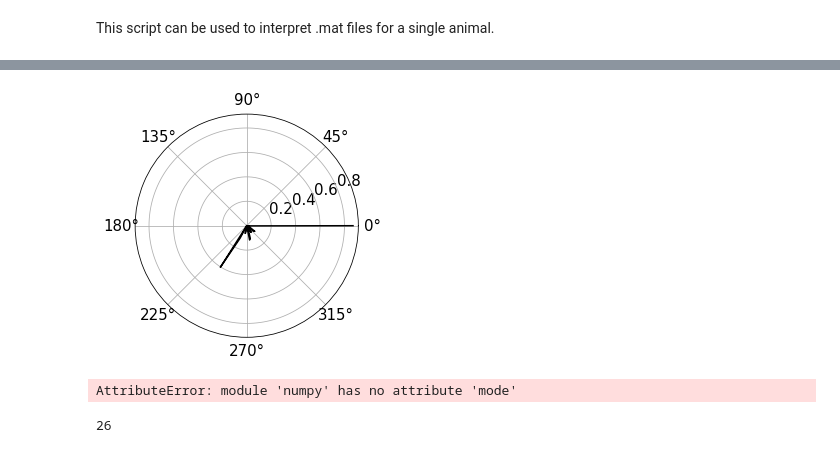
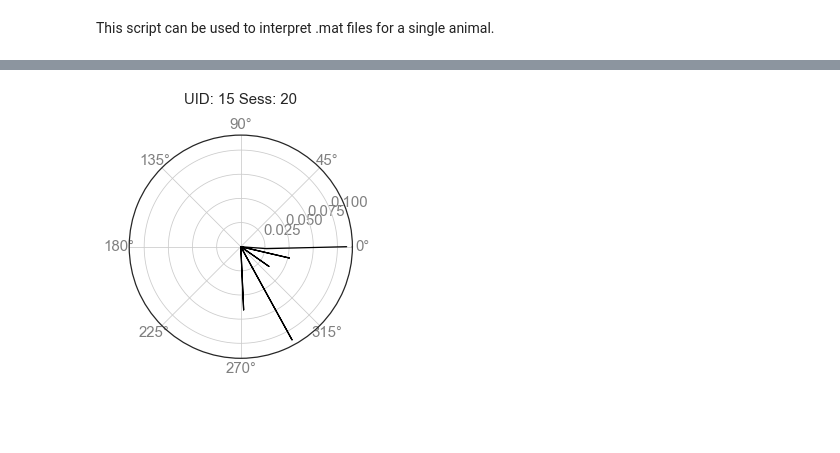
Before and after one commit to jncarpen/egoHC, a Jupyter notebook: egoAllo.ipynb, the cells around one changed output, grey strips where cells are left out. Drawn from its saved outputs; the diff is of its cells as text; code cells hidden in the pictures; blank space fills up the shorter version.

```diff
--- a/egoAllo.ipynb
+++ b/egoAllo.ipynb
@@ -120,11 +123,15 @@ class dataset:
 
     def findWellLoc(self, sessNum=0, testX=370, testY=260):
         pos_ = self.getPos(sessNum=sessNum)
+        hwLoc = self.getHwLoc(sessNum=sessNum)
+        trialType = self.getTrialType(sessNum=sessNum)
+        figTitle = "Type: " + str(trialType) + " Loc: " + str(hwLoc)
         fig = plt.figure()
         ax = fig.add_subplot()
         ax.hlines(y=testY, xmin=150, xmax=600, colors = 'r', linewidth= 3)
         ax.vlines(x=testX, ymin=50, ymax=500, colors = 'r', linewidth = 3)
         ax.plot(pos_[:,1], pos_[:,2], linewidth = .5)
+        ax.set_title(label=figTitle)
         return
 
     def classifyUnits(self, sessNum=0):
@@ -174,12 +181,13 @@ class dataset:
         figTitle = "UID: " + str(UID) + " Sess: " + str(sessNum)
 
         fig, axs = plt.subplots(1, 1, subplot_kw=dict(projection='polar'), figsize = (4,5));
-        # plt.style.use('seaborn-white');
-        axs.plot(edges, angularTuning, color = 'k', linewidth = 1.5);
+        plt.style.use('seaborn-white')
+        axs.plot(edges, angularTuning, color = 'k', linewidth = 1.25);
         axs.yaxis.get_major_locator().base.set_params(nbins=5); # reduce number of y-ticks
-        axs.tick_params(axis='x', labelsize=15);
-        axs.tick_params(axis='y', labelsize=15);
-        axs.set_title(label=figTitle)
+        axs.tick_params(axis='x', labelsize=15, colors = 'gray');
+        axs.tick_params(axis='y', labelsize=15, colors = 'gray');
+        fontStuff = {'fontsize': 15}
+        axs.set_title(label=figTitle, fontdict=fontStuff, pad=20)
 
         if save == True:
             filepath = "D:\\egoBearing\\" + str(UID) + "-" + str(sessNum) + ".png"
@@ -201,51 +218,4 @@ A24116 = dataset('24116', accel, behaviour, hd, pos, rawEEG, sessInfo, speed, Sp
 # %%
-A24116.angTuningCurve(sessNum=26, unitNum=1, refLoc=[370, 260])
+A24116.angTuningCurve(sessNum=SN, unitNum=UN, refLoc=[370, 260], save=True)
 # %% [output]
-[figure, old version]
+[figure, new version]
-# %%
-# get egocentric bearing values (S26,HW27)
-bearingEgo = A24116.getBearingEgo(sessNum=26, refLoc=[370, 260])
-ST = A24116.getSpikeTrain(sessNum=26, unitNum=0)
-t = np.mode(np.diff(self.getPos(sessNum=sessNum)[:,0]))
-
-# bin angular data
-numBins = 30 # 12 degree bins
-edges = np.linspace(0, 180, numBins)
-
-# compute angular occupancy
-occupancy, edgesHist = np.histogram(bearingEgo, bins=30, range=(0,180))
-angInd = np.digitize(bearingEgo, edgesHist);
-
-# convert hdOccupancy to s
-Fs = 0.02
-occupancy = occupancy*Fs
-
-# compute number of spikes in each time bin
-spikesPerAngle = [];
-
-# compute number of spikes in each time bin
-for iBin in np.arange(0, numBins):
-    spikesPerAngle.append(sum(ST[angInd == iBin]))
-spikesPerAngle = np.asarray(spikesPerAngle)
-
-# compute probability density (proportion of time spent at each angle)
-probDens = occupancy/np.sum(occupancy)
-
-# compute average firing rates across all angles
-meanFR = np.sum(spikesPerAngle)/np.sum(occupancy)
-
-# compute tuning curve (average FR for each angle)
-angularTuning = spikesPerAngle/occupancy
-
-fig, axs = plt.subplots(1, 1, subplot_kw=dict(projection='polar'), figsize = (4,5));
-# plt.style.use('seaborn-white');
-axs.plot(edges, angularTuning, color = 'k', linewidth = 1.5);
-axs.yaxis.get_major_locator().base.set_params(nbins=5); # reduce number of y-ticks
-axs.tick_params(axis='x', labelsize=15);
-axs.tick_params(axis='y', labelsize=15);
-# %% [output]
-AttributeError: module 'numpy' has no attribute 'mode'
-# %%
-sum(np.isnan(bearingEgo))
-# %% [output]
-26
```
Also changed, not shown: parts of 4 cells of this notebook, 1 other file.
